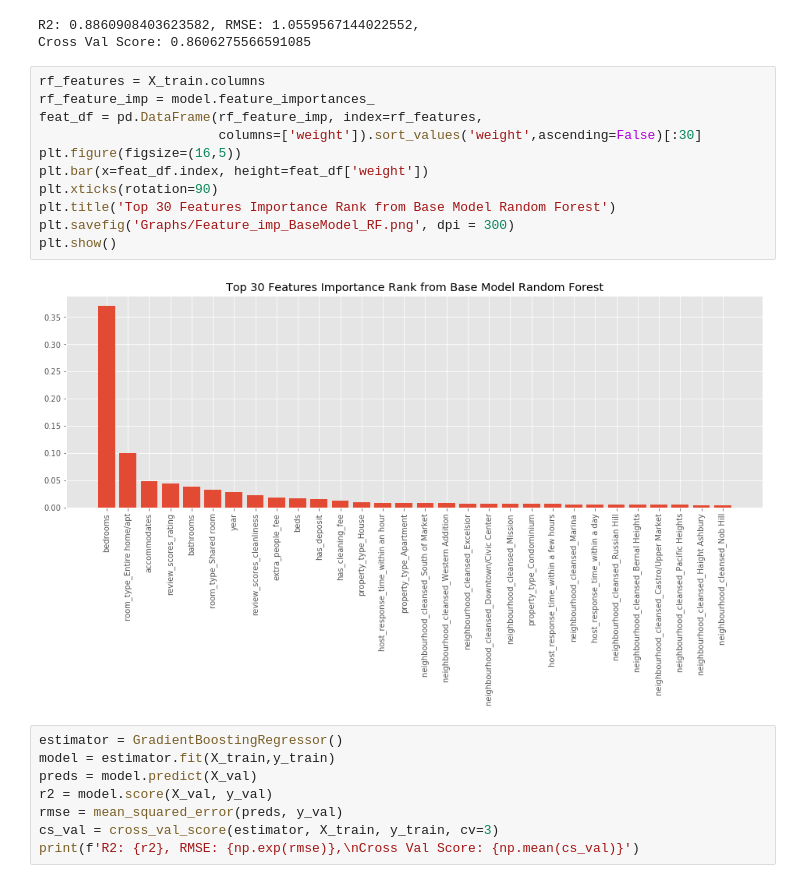
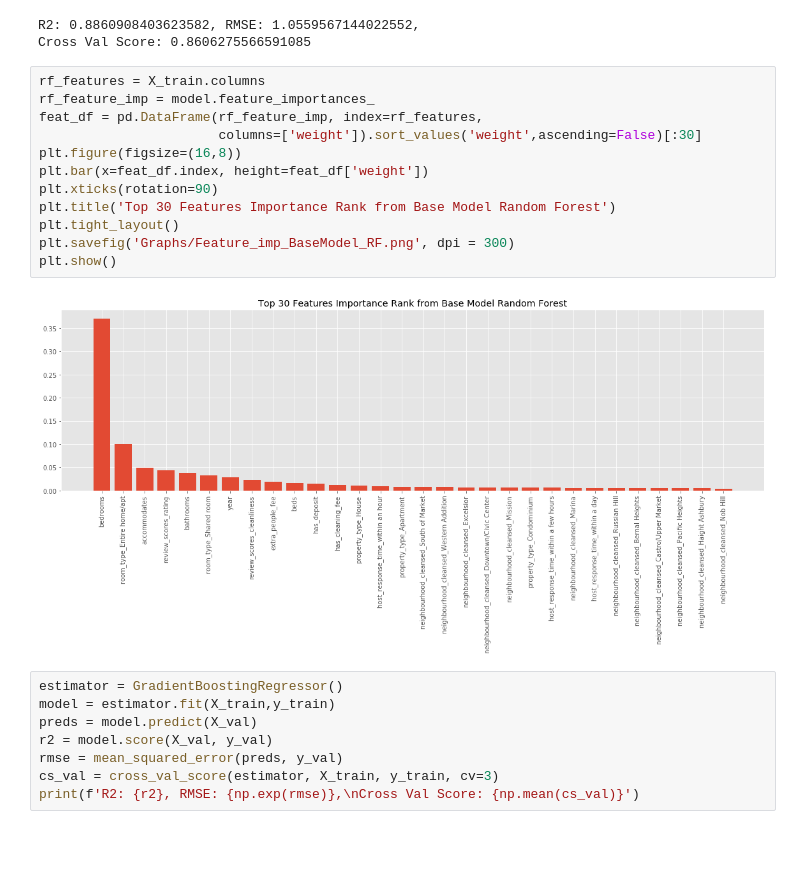
Before and after one commit to sherryduong93/Predict_AirBnB_Listings, a Jupyter notebook: Model_Tracking.ipynb, the cells around one changed output. Cells and saved outputs as stored; diff of their text form; blank space fills up the shorter version.

Commit message:
updated graphs and model iterations

```diff
--- a/Model_Tracking.ipynb
+++ b/Model_Tracking.ipynb
@@ -347,16 +347,17 @@ Cross Val Score: 0.8606275566591085
 # %%
 rf_features = X_train.columns
 rf_feature_imp = model.feature_importances_
 feat_df = pd.DataFrame(rf_feature_imp, index=rf_features,
                        columns=['weight']).sort_values('weight',ascending=False)[:30]
-plt.figure(figsize=(16,5))
+plt.figure(figsize=(16,8))
 plt.bar(x=feat_df.index, height=feat_df['weight'])
 plt.xticks(rotation=90)
 plt.title('Top 30 Features Importance Rank from Base Model Random Forest')
+plt.tight_layout()
 plt.savefig('Graphs/Feature_imp_BaseModel_RF.png', dpi = 300)
 plt.show()
 # %% [output]
-[figure, old version]
+[figure, new version]
 # %%
 estimator = GradientBoostingRegressor()
 model = estimator.fit(X_train,y_train)
```
Also changed, not shown: parts of 35 cells of this notebook, 5 other files.
